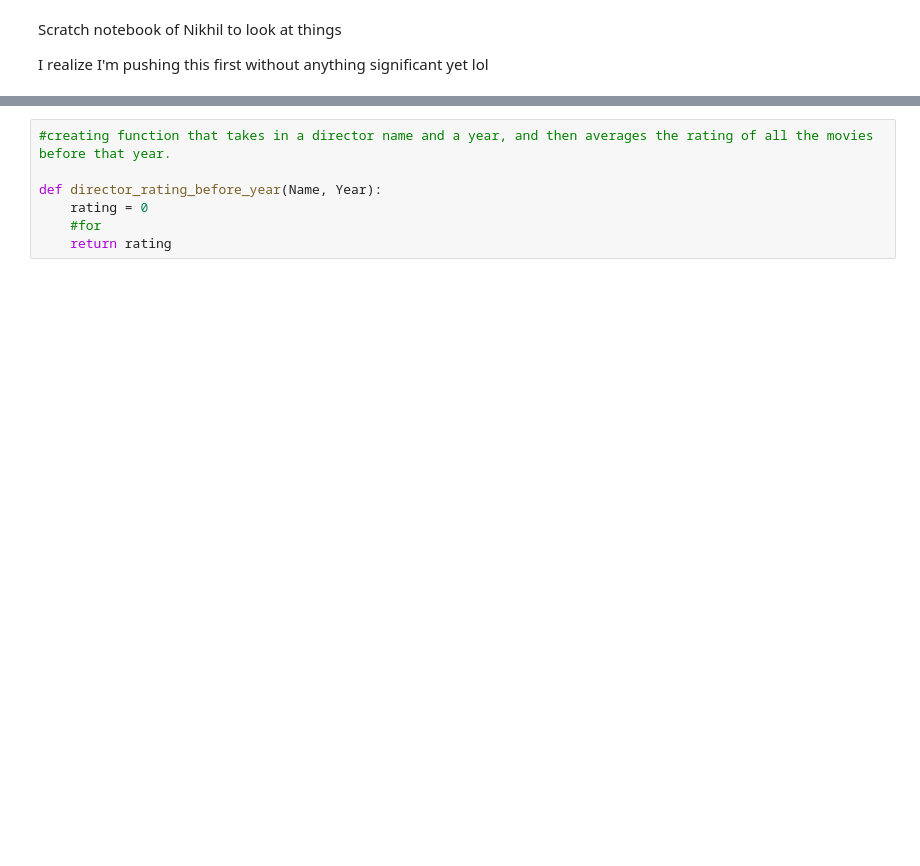
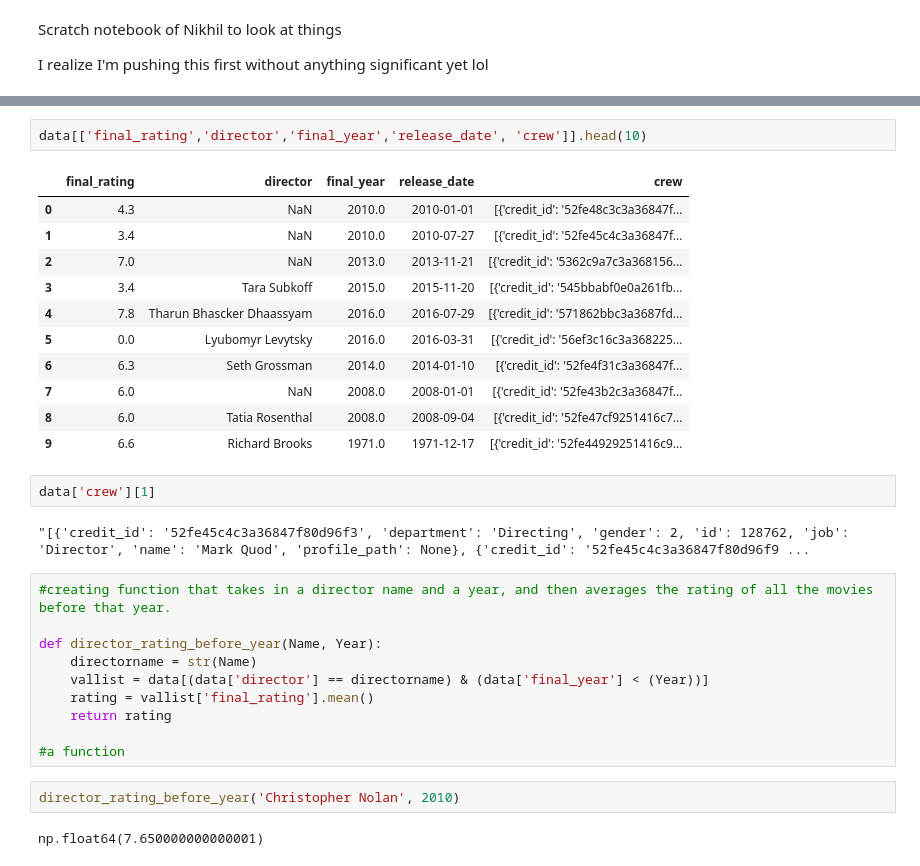
Before and after one commit to Divyantha369/spring-2025-greenlight, a Jupyter notebook: Nikhilfiles/scratchNN.ipynb, the cells around one changed output, grey strips where cells are left out. Cells and saved outputs as stored; diff of their text form; blank space fills up the shorter version.

```diff
--- a/Nikhilfiles/scratchNN.ipynb
+++ b/Nikhilfiles/scratchNN.ipynb
@@ -41,7 +52,32 @@ data.head()
+# %%
+data[['final_rating','director','final_year','release_date', 'crew']].head(10)
+# %% [output]
+|  | final_rating | director | final_year | release_date | crew |
+| 0 | 4.3 | NaN | 2010.0 | 2010-01-01 | [{'credit_id': '52fe48c3c3a36847f... |
+| 1 | 3.4 | NaN | 2010.0 | 2010-07-27 | [{'credit_id': '52fe45c4c3a36847f... |
+| 2 | 7.0 | NaN | 2013.0 | 2013-11-21 | [{'credit_id': '5362c9a7c3a368156... |
+| 3 | 3.4 | Tara Subkoff | 2015.0 | 2015-11-20 | [{'credit_id': '545bbabf0e0a261fb... |
+| 4 | 7.8 | Tharun Bhascker Dhaassyam | 2016.0 | 2016-07-29 | [{'credit_id': '571862bbc3a3687fd... |
+| 5 | 0.0 | Lyubomyr Levytsky | 2016.0 | 2016-03-31 | [{'credit_id': '56ef3c16c3a368225... |
+| 6 | 6.3 | Seth Grossman | 2014.0 | 2014-01-10 | [{'credit_id': '52fe4f31c3a36847f... |
+| 7 | 6.0 | NaN | 2008.0 | 2008-01-01 | [{'credit_id': '52fe43b2c3a36847f... |
+| 8 | 6.0 | Tatia Rosenthal | 2008.0 | 2008-09-04 | [{'credit_id': '52fe47cf9251416c7... |
+| 9 | 6.6 | Richard Brooks | 1971.0 | 1971-12-17 | [{'credit_id': '52fe44929251416c9... |
+# %%
+data['crew'][1]
+# %% [output]
+"[{'credit_id': '52fe45c4c3a36847f80d96f3', 'department': 'Directing', 'gender': 2, 'id': 128762, 'job': 'Director', 'name': 'Mark Quod', 'profile_path': None}, {'credit_id': '52fe45c4c3a36847f80d96f9 ...
 # %%
 #creating function that takes in a director name and a year, and then averages the rating of all the movies before that year.
 
 def director_rating_before_year(Name, Year):
-    rating = 0
-    #for
+    directorname = str(Name)
+    vallist = data[(data['director'] == directorname) & (data['final_year'] < (Year))]
+    rating = vallist['final_rating'].mean()
     return rating
+
+#a function
+# %%
+director_rating_before_year('Christopher Nolan', 2010)
+# %% [output]
+np.float64(7.650000000000001)
```
Also changed, not shown: parts of 6 cells of this notebook.
